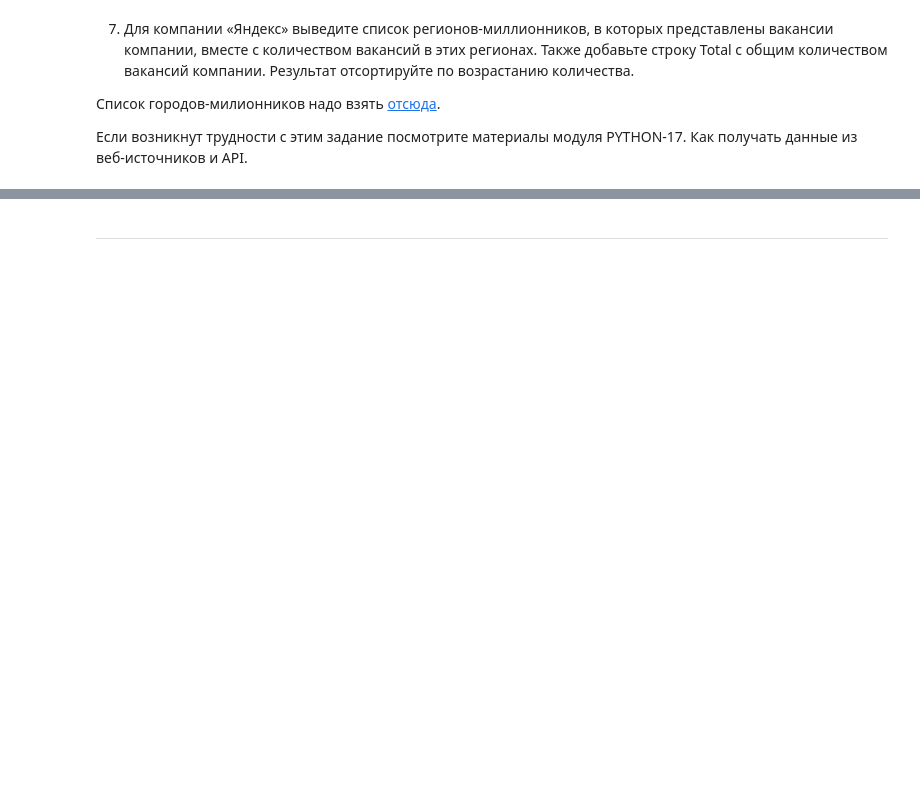
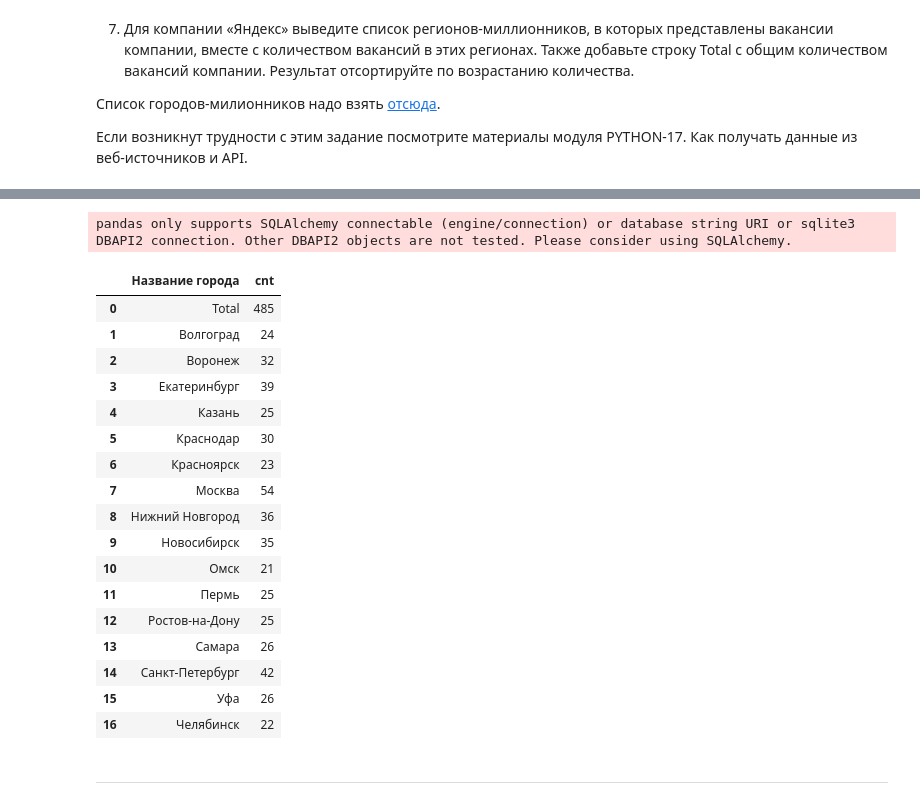
Before and after one commit to pelindzhinser/PROJECT_2, a Jupyter notebook: HH_PROJECT_2.ipynb, the cells around one changed output, grey strips where cells are left out. Drawn from its saved outputs; the diff is of its cells as text; code cells hidden in the pictures; blank space fills up the shorter version.

```diff
--- a/HH_PROJECT_2.ipynb
+++ b/HH_PROJECT_2.ipynb
@@ -412,6 +574,54 @@ plt.show()
 # %%
 # текст запроса
+query_5_7 = f'''SELECT
+               "Название города",
+               cnt
+               FROM
+               (SELECT
+               a.name AS "Название города",
+               COUNT(v.id) AS cnt
+               FROM areas a
+               LEFT JOIN vacancies v ON v.area_id = a.id
+               LEFT JOIN employers AS e ON e.id = v.employer_id
+               WHERE e.name = 'Яндекс'
+               AND a.name IN {data_result}
+               GROUP BY 1
+
+               UNION ALL
+
+               SELECT
+               'Total' AS "Название города",
+               COUNT(v.id) AS cnt
+               FROM areas a
+               LEFT JOIN vacancies v ON v.area_id = a.id
+               LEFT JOIN employers AS e ON e.id = v.employer_id
+               WHERE e.name = 'Яндекс'
+               AND a.name IN {data_result}
+               GROUP BY 1) AS subquery
+'''
 # %%
 # результат запроса
+query5_7 = pd.read_sql_query(query_5_7, connection)
+query5_7
+# %% [output]
+pandas only supports SQLAlchemy connectable (engine/connection) or database string URI or sqlite3 DBAPI2 connection. Other DBAPI2 objects are not tested. Please consider using SQLAlchemy.
+|  | Название города | cnt |
+| 0 | Total | 485 |
+| 1 | Волгоград | 24 |
+| 2 | Воронеж | 32 |
+| 3 | Екатеринбург | 39 |
+| 4 | Казань | 25 |
+| 5 | Краснодар | 30 |
+| 6 | Красноярск | 23 |
+| 7 | Москва | 54 |
+| 8 | Нижний Новгород | 36 |
+| 9 | Новосибирск | 35 |
+| 10 | Омск | 21 |
+| 11 | Пермь | 25 |
+| 12 | Ростов-на-Дону | 25 |
+| 13 | Самара | 26 |
+| 14 | Санкт-Петербург | 42 |
+| 15 | Уфа | 26 |
+| 16 | Челябинск | 22 |
 # %% [markdown]
 ***
```
Also changed, not shown: parts of 34 cells of this notebook.
